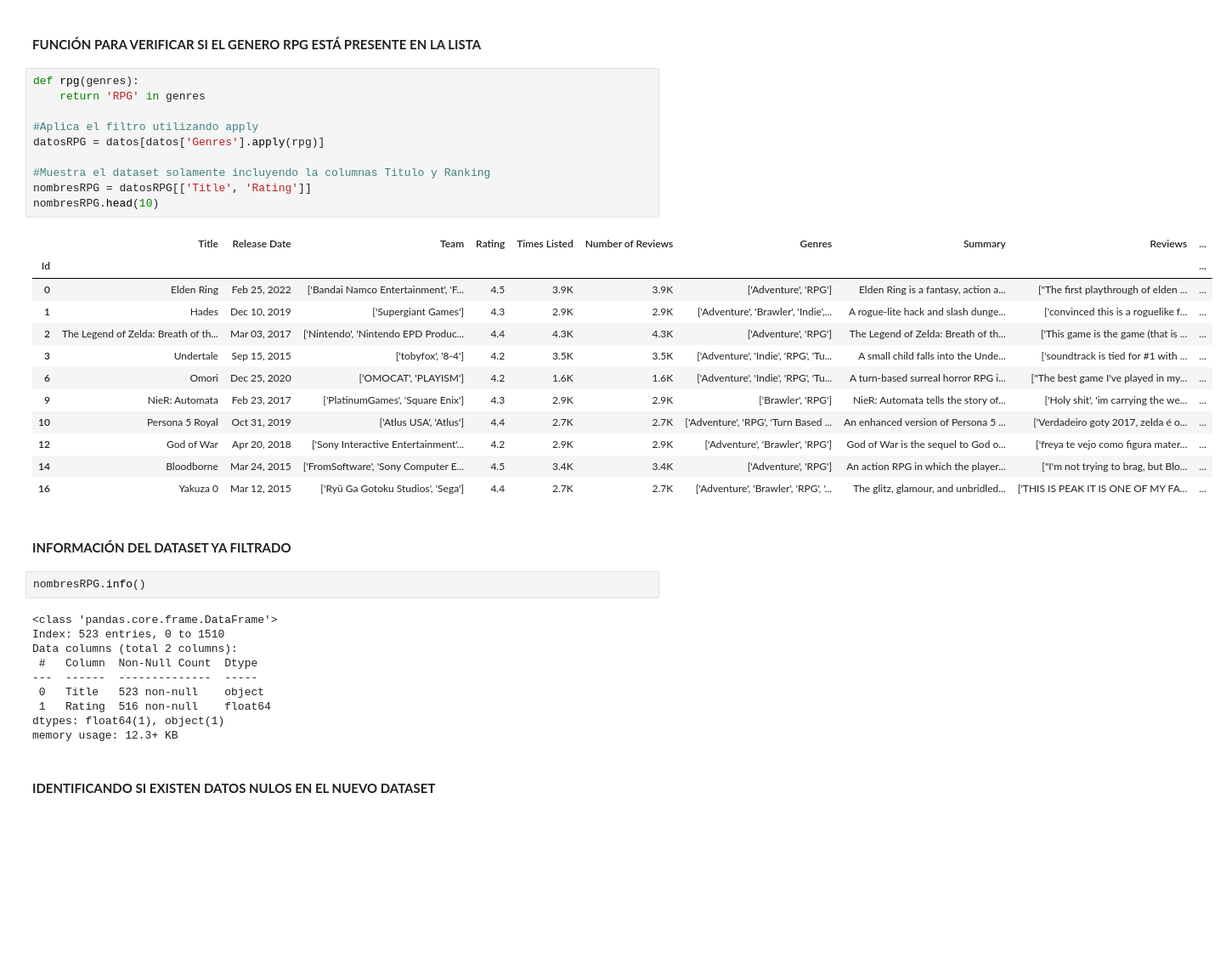
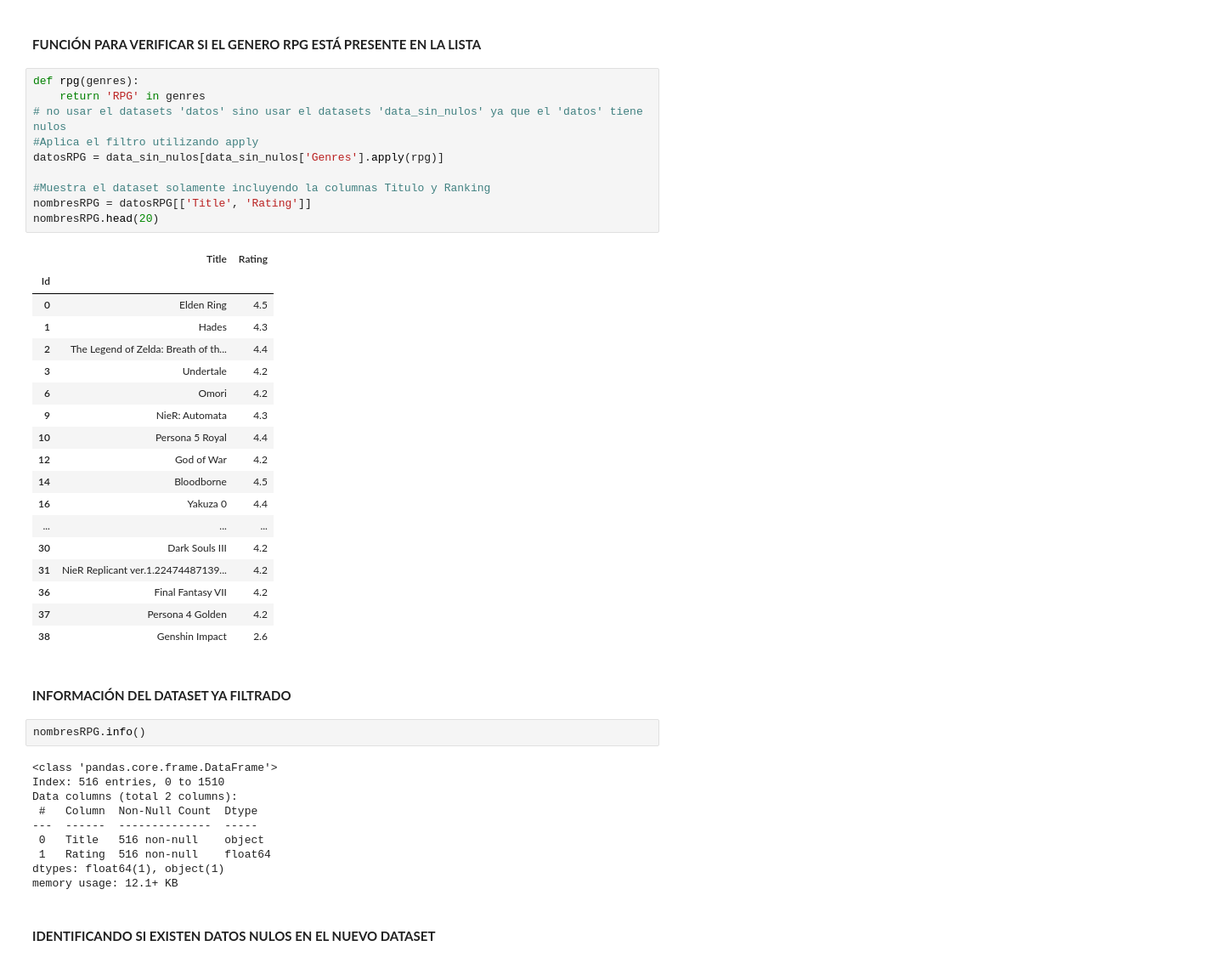
Before and after one commit to Ju4n-4lvaR3Z/Semestre1_ICINF, a Jupyter notebook: clases/jupyter/04-pandas.ipynb, the cells around one changed output. Shown at 85% size. Saved outputs shown, nothing was run; the diff lists cells and outputs as text; blank space fills up the shorter version.

```diff
--- a/clases/jupyter/04-pandas.ipynb
+++ b/clases/jupyter/04-pandas.ipynb
@@ -146,40 +146,46 @@ data_sin_nulos
 # %%
 def rpg(genres):
     return 'RPG' in genres
-
+# no usar el datasets 'datos' sino usar el datasets 'data_sin_nulos' ya que el 'datos' tiene nulos
 #Aplica el filtro utilizando apply
-datosRPG = datos[datos['Genres'].apply(rpg)]
+datosRPG = data_sin_nulos[data_sin_nulos['Genres'].apply(rpg)]
 
 #Muestra el dataset solamente incluyendo la columnas Titulo y Ranking
 nombresRPG = datosRPG[['Title', 'Rating']]
-nombresRPG.head(10)
+nombresRPG.head(20)
 # %% [output]
-|  | Title | Release Date | Team | Rating | Times Listed | Number of Reviews | Genres | Summary | Reviews | ... |
-| Id |  |  |  |  |  |  |  |  |  | ... |
-| 0 | Elden Ring | Feb 25, 2022 | ['Bandai Namco Entertainment', 'F... | 4.5 | 3.9K | 3.9K | ['Adventure', 'RPG'] | Elden Ring is a fantasy, action a... | ["The first playthrough of elden ... | ... |
-| 1 | Hades | Dec 10, 2019 | ['Supergiant Games'] | 4.3 | 2.9K | 2.9K | ['Adventure', 'Brawler', 'Indie',... | A rogue-lite hack and slash dunge... | ['convinced this is a roguelike f... | ... |
-| 2 | The Legend of Zelda: Breath of th... | Mar 03, 2017 | ['Nintendo', 'Nintendo EPD Produc... | 4.4 | 4.3K | 4.3K | ['Adventure', 'RPG'] | The Legend of Zelda: Breath of th... | ['This game is the game (that is ... | ... |
-| 3 | Undertale | Sep 15, 2015 | ['tobyfox', '8-4'] | 4.2 | 3.5K | 3.5K | ['Adventure', 'Indie', 'RPG', 'Tu... | A small child falls into the Unde... | ['soundtrack is tied for #1 with ... | ... |
-| 6 | Omori | Dec 25, 2020 | ['OMOCAT', 'PLAYISM'] | 4.2 | 1.6K | 1.6K | ['Adventure', 'Indie', 'RPG', 'Tu... | A turn-based surreal horror RPG i... | ["The best game I've played in my... | ... |
-| 9 | NieR: Automata | Feb 23, 2017 | ['PlatinumGames', 'Square Enix'] | 4.3 | 2.9K | 2.9K | ['Brawler', 'RPG'] | NieR: Automata tells the story of... | ['Holy shit', 'im carrying the we... | ... |
-| 10 | Persona 5 Royal | Oct 31, 2019 | ['Atlus USA', 'Atlus'] | 4.4 | 2.7K | 2.7K | ['Adventure', 'RPG', 'Turn Based ... | An enhanced version of Persona 5 ... | ['Verdadeiro goty 2017, zelda é o... | ... |
-| 12 | God of War | Apr 20, 2018 | ['Sony Interactive Entertainment'... | 4.2 | 2.9K | 2.9K | ['Adventure', 'Brawler', 'RPG'] | God of War is the sequel to God o... | ['freya te vejo como figura mater... | ... |
-| 14 | Bloodborne | Mar 24, 2015 | ['FromSoftware', 'Sony Computer E... | 4.5 | 3.4K | 3.4K | ['Adventure', 'RPG'] | An action RPG in which the player... | ["I'm not trying to brag, but Blo... | ... |
-| 16 | Yakuza 0 | Mar 12, 2015 | ['Ryū Ga Gotoku Studios', 'Sega'] | 4.4 | 2.7K | 2.7K | ['Adventure', 'Brawler', 'RPG', '... | The glitz, glamour, and unbridled... | ['THIS IS PEAK IT IS ONE OF MY FA... | ... |
+|  | Title | Rating |
+| Id |  |  |
+| 0 | Elden Ring | 4.5 |
+| 1 | Hades | 4.3 |
+| 2 | The Legend of Zelda: Breath of th... | 4.4 |
+| 3 | Undertale | 4.2 |
+| 6 | Omori | 4.2 |
+| 9 | NieR: Automata | 4.3 |
+| 10 | Persona 5 Royal | 4.4 |
+| 12 | God of War | 4.2 |
+| 14 | Bloodborne | 4.5 |
+| 16 | Yakuza 0 | 4.4 |
+| ... | ... | ... |
+| 30 | Dark Souls III | 4.2 |
+| 31 | NieR Replicant ver.1.22474487139... | 4.2 |
+| 36 | Final Fantasy VII | 4.2 |
+| 37 | Persona 4 Golden | 4.2 |
+| 38 | Genshin Impact | 2.6 |
 # %% [markdown]
 <h4><b>INFORMACIÓN DEL DATASET YA FILTRADO</b></h4>
 # %%
 nombresRPG.info()
 # %% [output]
 <class 'pandas.core.frame.DataFrame'>
-Index: 523 entries, 0 to 1510
+Index: 516 entries, 0 to 1510
 Data columns (total 2 columns):
  #   Column  Non-Null Count  Dtype
 ---  ------  --------------  -----
- 0   Title   523 non-null    object
+ 0   Title   516 non-null    object
  1   Rating  516 non-null    float64
 dtypes: float64(1), object(1)
-memory usage: 12.3+ KB
+memory usage: 12.1+ KB
 # %% [markdown]
 <h4><b>IDENTIFICANDO SI EXISTEN DATOS NULOS EN EL NUEVO DATASET</b></h4>
 # %%
```
Also changed, not shown: parts of 2 cells of this notebook.
